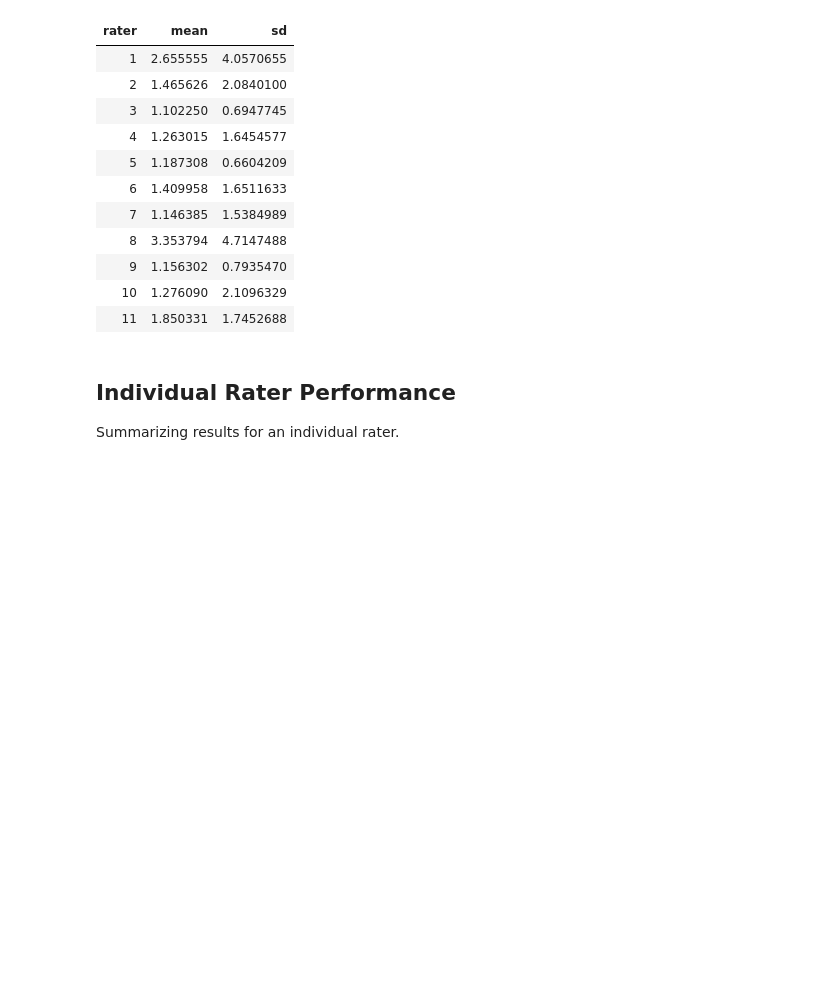
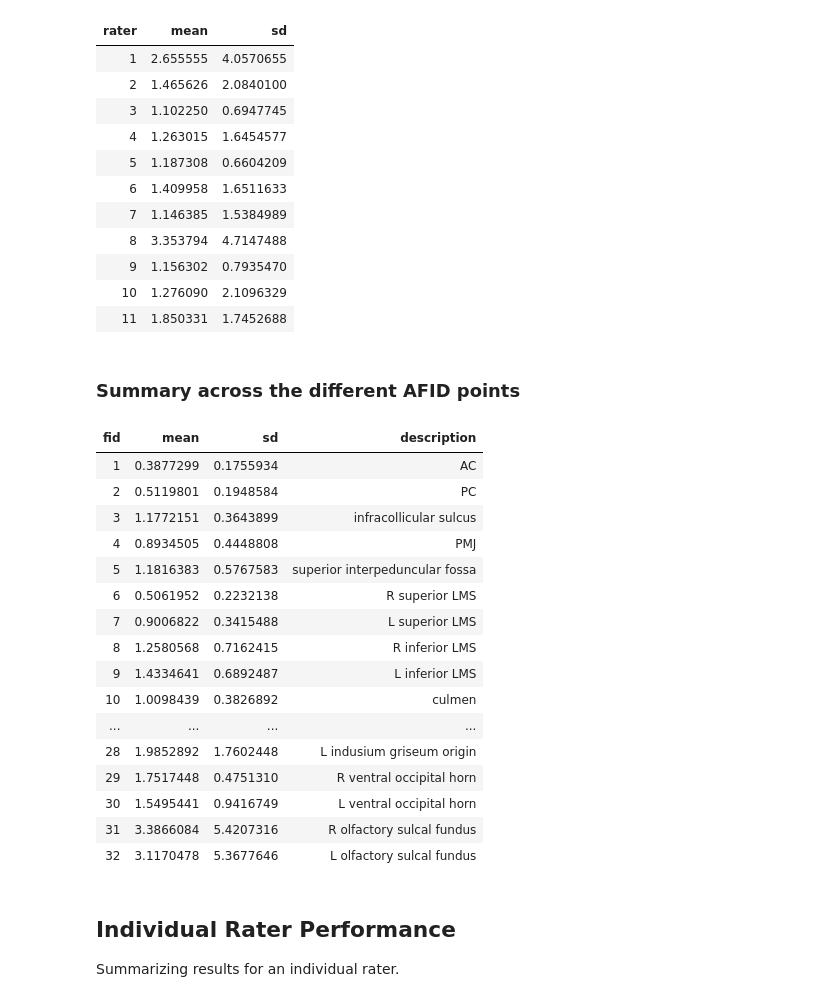
Before and after one commit to jclauneuro/BHG18_afidprotocol, a Jupyter notebook: analysis/BHG18_afidprotocol_analysis.ipynb, the cells around one changed output. Drawn from its saved outputs; the diff is of its cells as text; code cells hidden in the pictures; blank space fills up the shorter version.

```diff
--- a/analysis/BHG18_afidprotocol_analysis.ipynb
+++ b/analysis/BHG18_afidprotocol_analysis.ipynb
@@ -110,6 +110,28 @@ df_rater_summary
 | 9 | 1.156302 | 0.7935470 |
 | 10 | 1.276090 | 2.1096329 |
 | 11 | 1.850331 | 1.7452688 |
+# %% [markdown]
+### Summary across the different AFID points
+# %%
+cbind( ddply(df_raters, .(fid), summarize, mean=mean(rater_error), sd=sd(rater_error)), description = df_gold$description)
+# %% [output]
+| fid | mean | sd | description |
+| 1 | 0.3877299 | 0.1755934 | AC |
+| 2 | 0.5119801 | 0.1948584 | PC |
+| 3 | 1.1772151 | 0.3643899 | infracollicular sulcus |
+| 4 | 0.8934505 | 0.4448808 | PMJ |
+| 5 | 1.1816383 | 0.5767583 | superior interpeduncular fossa |
+| 6 | 0.5061952 | 0.2232138 | R superior LMS |
+| 7 | 0.9006822 | 0.3415488 | L superior LMS |
+| 8 | 1.2580568 | 0.7162415 | R inferior LMS |
+| 9 | 1.4334641 | 0.6892487 | L inferior LMS |
+| 10 | 1.0098439 | 0.3826892 | culmen |
+| ... | ... | ... | ... |
+| 28 | 1.9852892 | 1.7602448 | L indusium griseum origin |
+| 29 | 1.7517448 | 0.4751310 | R ventral occipital horn |
+| 30 | 1.5495441 | 0.9416749 | L ventral occipital horn |
+| 31 | 3.3866084 | 5.4207316 | R olfactory sulcal fundus |
+| 32 | 3.1170478 | 5.3677646 | L olfactory sulcal fundus |
 # %% [markdown]
 ## Individual Rater Performance
 
```
Also changed, not shown: parts of 2 cells of this notebook.
